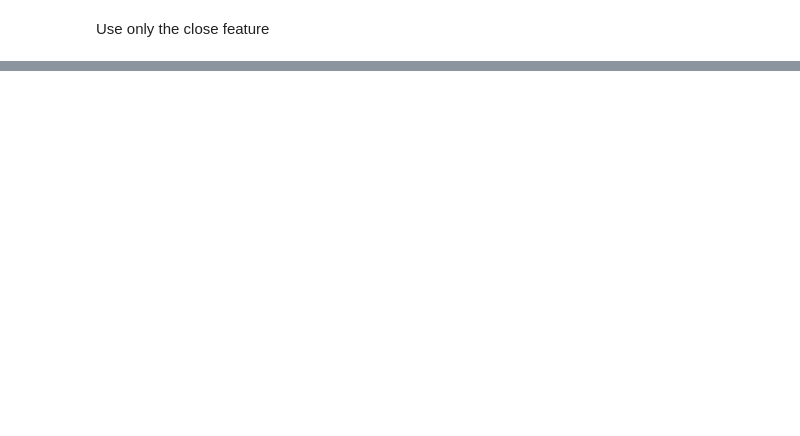
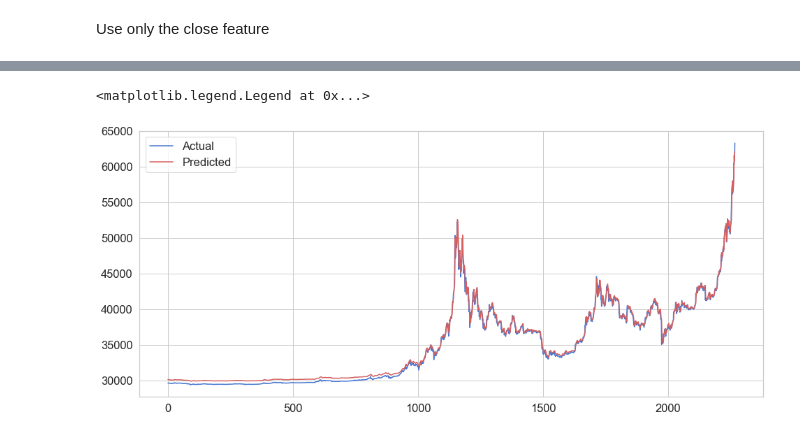
Before and after one commit to mizurin95/BTC-prediction, a Jupyter notebook: Bitcoin_prediction.ipynb, the cells around one changed output, grey strips where cells are left out. Cells and saved outputs as stored; diff of their text form; code cells hidden in the pictures; blank space fills up the shorter version.

```diff
--- a/Bitcoin_prediction.ipynb
+++ b/Bitcoin_prediction.ipynb
@@ -234,0 +278,19 @@ ValueError: Found array with dim 3. Estimator expected <= 2.
+# %%
+# Prediction
+train_predict = regressor.predict(X_train)
+test_predict = regressor.predict(X_test)
+# %%
+# Transformation to original form
+y_train_inverse = scaler.inverse_transform(y_train.reshape(-1,1))
+y_test_inverse = scaler.inverse_transform(y_test.reshape(-1,1))
+train_predict_inverse = scaler.inverse_transform(train_predict)
+test_predict_inverse = scaler.inverse_transform(test_predict)
+# %%
+# Prediction on Training data
+plt.figure(figsize=(16,7))
+plt.plot(y_train_inverse.flatten(), label="Actual")
+plt.plot(train_predict_inverse.flatten(),"r", label="Predicted")
+plt.legend()
+# %% [output]
+<matplotlib.legend.Legend at 0x...>
+[figure, added]
```
Also changed, not shown: parts of 57 cells of this notebook.
